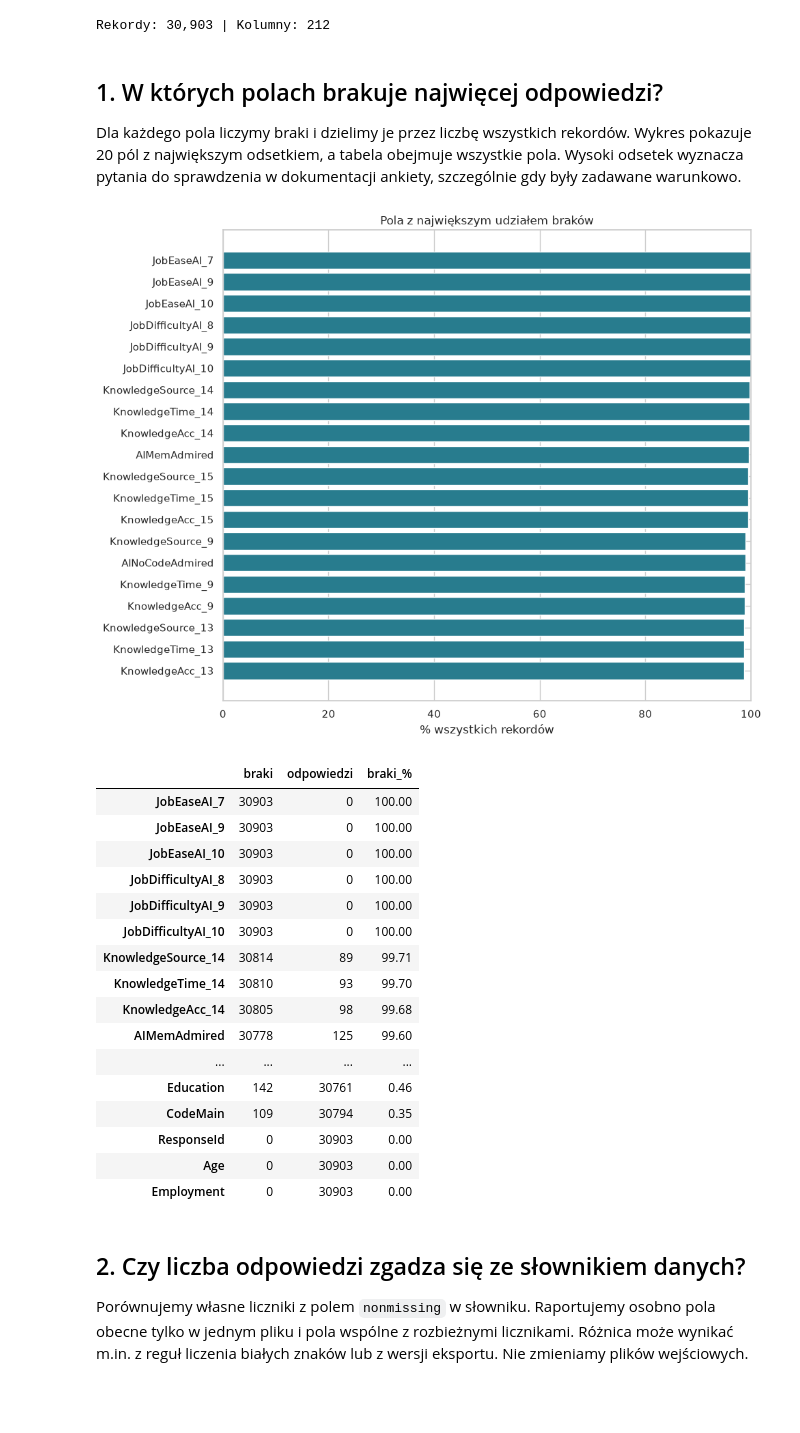
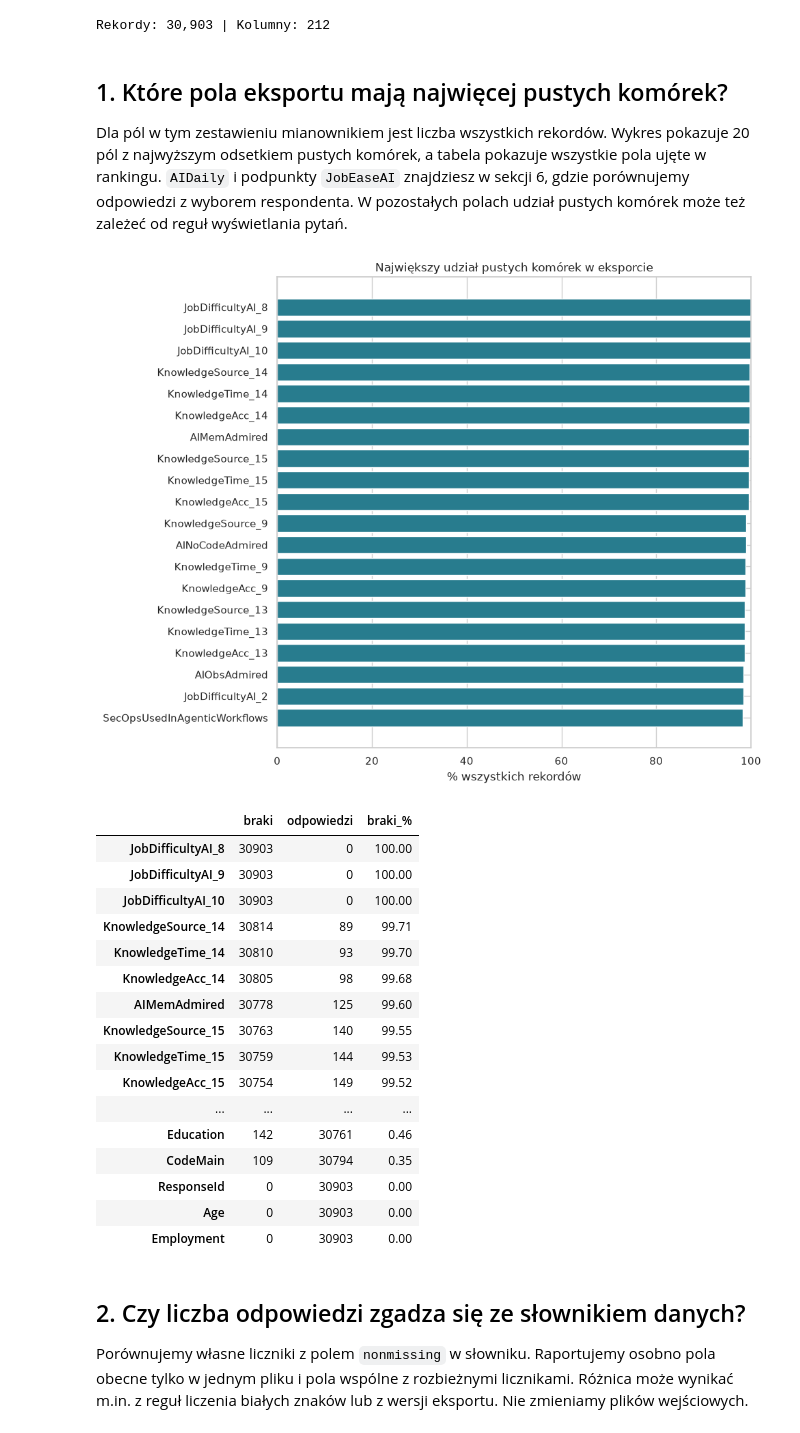
Before and after one commit to jlabuda191/AD_Python_Stack2026, a Jupyter notebook: notebooks/03_analiza_brakow_2026.ipynb, the cells around one changed output. Saved outputs shown, nothing was run; the diff lists cells and outputs as text; code cells hidden in the pictures; blank space fills up the shorter version.

Commit message:
Wyłącz podpunkty warunkowe z ogólnego rankingu braków

```diff
--- a/notebooks/03_analiza_brakow_2026.ipynb
+++ b/notebooks/03_analiza_brakow_2026.ipynb
@@ -48,31 +48,32 @@ print(f"Rekordy: {len(responses):,} | Kolumny: {responses.shape[1]}")
 # %% [output]
 Rekordy: 30,903 | Kolumny: 212
 # %% [markdown]
-## 1. W których polach brakuje najwięcej odpowiedzi?
+## 1. Które pola eksportu mają najwięcej pustych komórek?
 
-Dla każdego pola liczymy braki i dzielimy je przez liczbę wszystkich rekordów. Wykres pokazuje 20 pól z największym odsetkiem, a tabela obejmuje wszystkie pola. Wysoki odsetek wyznacza pytania do sprawdzenia w dokumentacji ankiety, szczególnie gdy były zadawane warunkowo.
+Dla pól w tym zestawieniu mianownikiem jest liczba wszystkich rekordów. Wykres pokazuje 20 pól z najwyższym odsetkiem pustych komórek, a tabela pokazuje wszystkie pola ujęte w rankingu. `AIDaily` i podpunkty `JobEaseAI` znajdziesz w sekcji 6, gdzie porównujemy odpowiedzi z wyborem respondenta. W pozostałych polach udział pustych komórek może też zależeć od reguł wyświetlania pytań.
 # %%
+conditional_fields = missing.columns[
+    missing.columns.str.startswith("JobEaseAI_") | missing.columns.isin(["AIDaily"])
+]
+ranked_mask = missing.drop(columns=conditional_fields)
 field_summary = pd.DataFrame({
-    "braki": missing.sum(),
-    "odpowiedzi": (~missing).sum(),
-    "braki_%": missing.mean().mul(100),
+    "braki": ranked_mask.sum(),
+    "odpowiedzi": (~ranked_mask).sum(),
+    "braki_%": ranked_mask.mean().mul(100),
 }).sort_values("braki_%", ascending=False, kind="stable")
 
 fig, ax = plt.subplots(figsize=(10, 8))
 top_fields = field_summary.head(20).iloc[::-1]
 ax.barh(top_fields.index, top_fields["braki_%"], color="#287c8e")
-ax.set(xlim=(0, 100), xlabel="% wszystkich rekordów", title="Pola z największym udziałem braków")
+ax.set(xlim=(0, 100), xlabel="% wszystkich rekordów", title="Największy udział pustych komórek w eksporcie")
 plt.tight_layout()
 plt.show()
 
 with pd.option_context("display.max_rows", len(field_summary)):
     display(field_summary.round(2))
 # %% [output]
-[figure, old version]
+[figure, new version]
 |  | braki | odpowiedzi | braki_% |
-| JobEaseAI_7 | 30903 | 0 | 100.00 |
-| JobEaseAI_9 | 30903 | 0 | 100.00 |
-| JobEaseAI_10 | 30903 | 0 | 100.00 |
 | JobDifficultyAI_8 | 30903 | 0 | 100.00 |
 | JobDifficultyAI_9 | 30903 | 0 | 100.00 |
 | JobDifficultyAI_10 | 30903 | 0 | 100.00 |
@@ -80,6 +81,9 @@ with pd.option_context("display.max_rows", len(field_summary)):
 | KnowledgeTime_14 | 30810 | 93 | 99.70 |
 | KnowledgeAcc_14 | 30805 | 98 | 99.68 |
 | AIMemAdmired | 30778 | 125 | 99.60 |
+| KnowledgeSource_15 | 30763 | 140 | 99.55 |
+| KnowledgeTime_15 | 30759 | 144 | 99.53 |
+| KnowledgeAcc_15 | 30754 | 149 | 99.52 |
 | ... | ... | ... | ... |
 | Education | 142 | 30761 | 0.46 |
 | CodeMain | 109 | 30794 | 0.35 |
```
Also changed, not shown: parts of 4 cells of this notebook.
